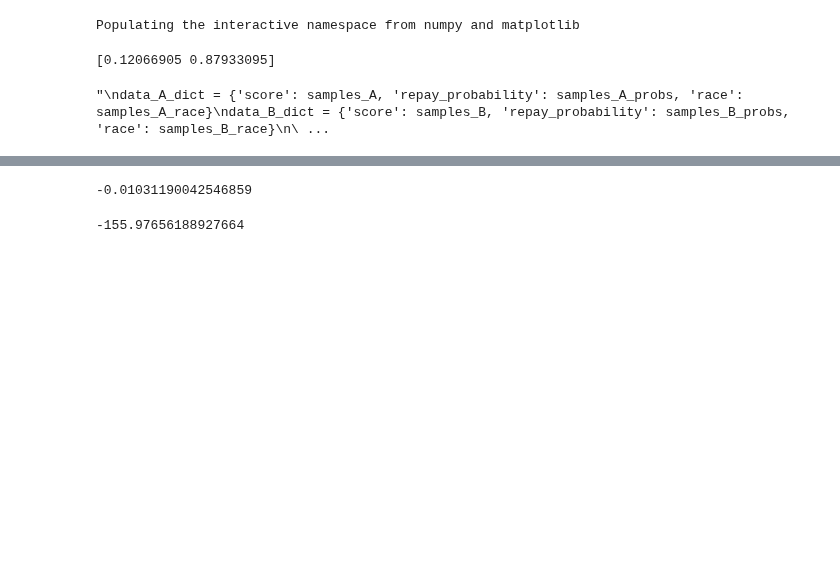
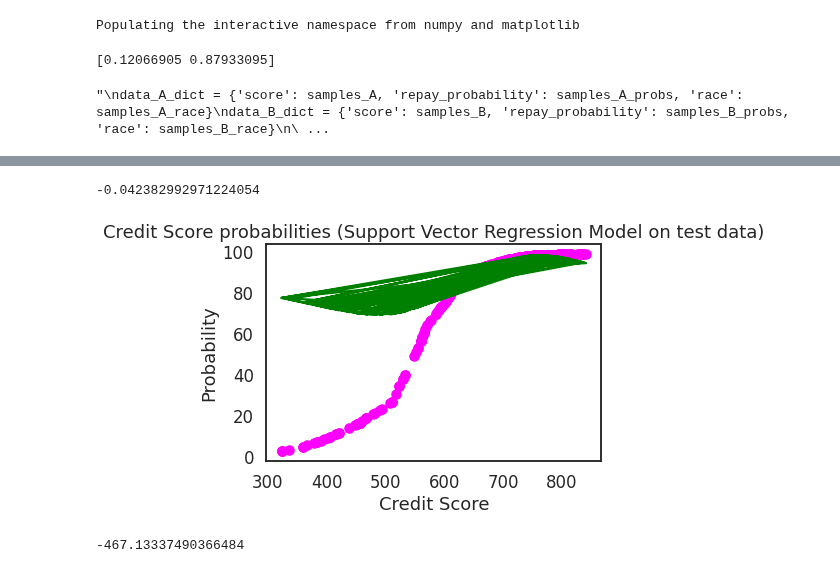
Before and after one commit to lydiatliu/delayedimpact, a Jupyter notebook: notebooks/simulated_data_NLR.ipynb, the cells around one changed output, grey strips where cells are left out. Cells and saved outputs as stored; diff of their text form; code cells hidden in the pictures; blank space fills up the shorter version.

Commit message:
add knr functionality

```diff
--- a/notebooks/simulated_data_NLR.ipynb
+++ b/notebooks/simulated_data_NLR.ipynb
@@ -175,5 +175,5 @@ plt.show()
 # %%
-# Try Support Vector Regression from sklearn with different kernels
+# Support Vector Regression from sklearn with different kernels
 # kernel{‘linear’, ‘poly’, ‘rbf’, ‘sigmoid’, ‘precomputed’}, default=’rbf’
 # Reference: https://scikit-learn.org/stable/modules/generated/sklearn.svm.SVR.html
 # Reference: https://medium.com/pursuitnotes/support-vector-regression-in-6-steps-with-python-c4569acd062d
@@ -188,15 +188,29 @@ import numpy as np
 
 # MY OWN DATA
 from sklearn.model_selection import train_test_split
-x = samples_A.reshape(-1,1)
-y = samples_A_probs
+# CHANGE GROUPS BELOW
+# TODO: add functionality with SVR functions to clean this all up
+x = samples_B.reshape(-1,1)
+y = samples_B_probs
 #print(x)
 #print(y)
 X_train, X_test, y_train, y_test = train_test_split(x, y, test_size=0.3, random_state=42)
 
 # RBF (gaussian type) is the default for SVR
-#regr = make_pipeline(StandardScaler(), SVR(C=1.0, epsilon=0.2)) #-->coeff_deter: -0.00974702375024572
-regr = make_pipeline(StandardScaler(), SVR(C=1.0, epsilon=0.3))  #-->coeff: -0.01031190042546859
+# try changing epsilon and C or the regularization parameter: how much you want to avoid misclassifying each training example
+# below are for Group B
+#regr = make_pipeline(StandardScaler(), SVR(C=1.0, epsilon=0.2))  #-->coeff: -0.36296498276294864
+#regr = make_pipeline(StandardScaler(), SVR(C=1.0, epsilon=0.3))  #-->coeff: -0.3652976042122389
+# BEST COEFF OF DETER BELOW
+regr = make_pipeline(StandardScaler(), SVR(C=0.1, epsilon=0.3))  #-->coeff: -0.042382992971224054
+#regr = make_pipeline(StandardScaler(), SVR(C=0.5, epsilon=0.3))  #-->coeff: -0.23835375001776704
+
+# below are for Group A
+#regr = make_pipeline(StandardScaler(), SVR(C=1.0, epsilon=0.2)) #-->coeff_deter: -0.012706644468506667
+# BEST COEFF OF DETER BELOW
+#regr = make_pipeline(StandardScaler(), SVR(C=1.0, epsilon=0.3))  #-->coeff: -0.012641555893034617
+#regr = make_pipeline(StandardScaler(), SVR(C=0.1, epsilon=0.3))  #-->coeff: -0.2612896481538065
+#regr = make_pipeline(StandardScaler(), SVR(C=0.5, epsilon=0.3))  #-->coeff: -0.1093816755100896
 
 regr.fit(X_train, y_train)
 
@@ -207,11 +221,32 @@ coeff_deter = regr.score(pred_regr, y_test)
 # Not a great coeff...could try changing C and epsilon values?
 print(coeff_deter)
 # %% [output]
--0.01031190042546859
+-0.042382992971224054
+# %%
+plt.scatter(X_test, y_test, color = 'magenta')
+plt.plot(X_test, regr.predict(X_test), color = 'green')
+plt.title('Credit Score probabilities (Support Vector Regression Model on test data)')
+plt.xlabel('Credit Score')
+plt.ylabel('Probability')
+plt.show()
+# %% [output]
+[figure, added]
 # %%
 # Poly as kernel for SVR
+
+# below are for Group B
+#regr = make_pipeline(StandardScaler(), SVR(kernel='poly', C=1.0, epsilon=0.2)) #-->coeff: -536.2309036564716
+#regr = make_pipeline(StandardScaler(), SVR(kernel='poly', C=1.0, epsilon=0.3)) #-->coeff: -559.4341930966343
+# BEST COEFF OF DETER BELOW
+regr = make_pipeline(StandardScaler(), SVR(kernel='poly', C=0.1, epsilon=0.3))  #-->coeff: -467.13337490366484
+#regr = make_pipeline(StandardScaler(), SVR(kernel='poly', C=0.5, epsilon=0.3))  #-->coeff: -474.5324357435279
+
+# below are for Group A
 #regr = make_pipeline(StandardScaler(), SVR(kernel='poly', C=1.0, epsilon=0.2)) #-->coeff: -156.2427009940815
-regr = make_pipeline(StandardScaler(), SVR(kernel='poly', C=1.0, epsilon=0.3)) #-->coeff: -155.97656188927664
+#regr = make_pipeline(StandardScaler(), SVR(kernel='poly', C=1.0, epsilon=0.3)) #-->coeff: -155.97656188927664
+# BEST COEFF OF DETER BELOW
+#regr = make_pipeline(StandardScaler(), SVR(kernel='poly', C=0.1, epsilon=0.3))  #-->coeff: -128.6310324010967
+#regr = make_pipeline(StandardScaler(), SVR(kernel='poly', C=0.5, epsilon=0.3))  #-->coeff: -226.4586785310316
 
 regr.fit(X_train, y_train)
 
@@ -221,4 +256,4 @@ pred_regr = regr.predict(X_test).reshape(-1,1)
 coeff_deter = regr.score(pred_regr, y_test)
 print(coeff_deter)
 # %% [output]
--155.97656188927664
+-467.13337490366484
```
Also changed, not shown: parts of 12 cells of this notebook.
